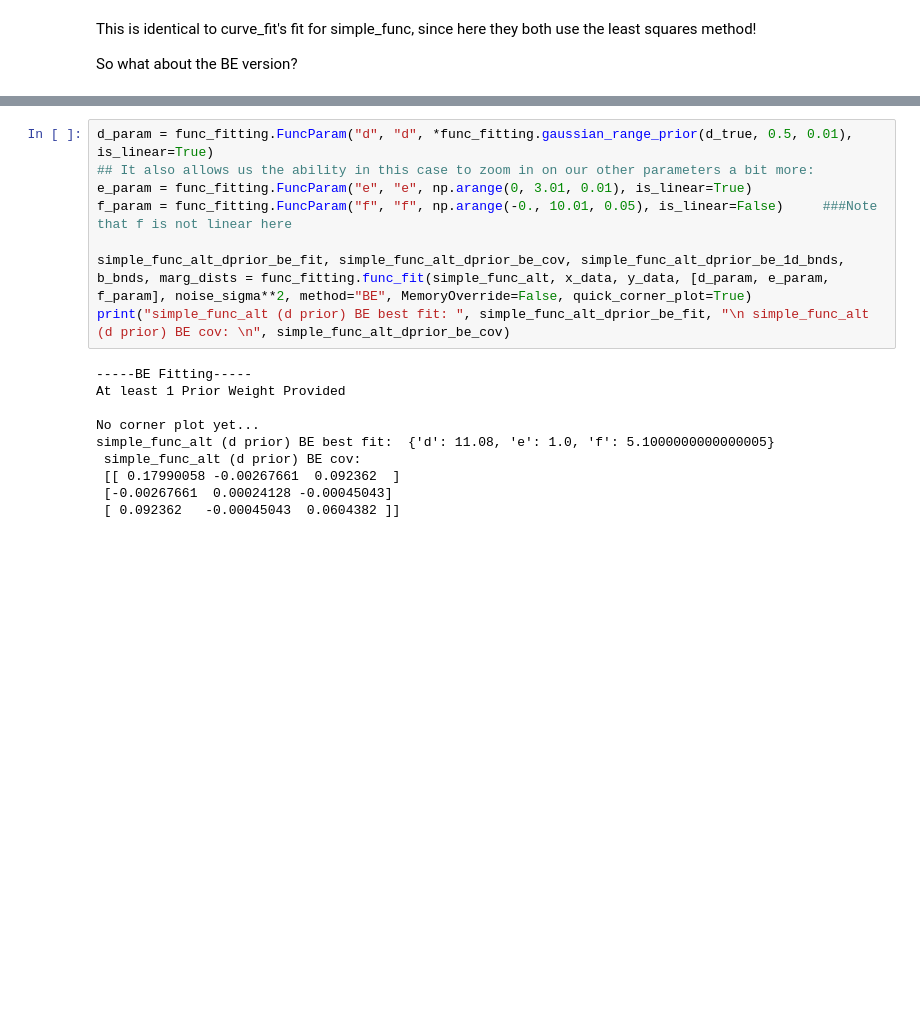
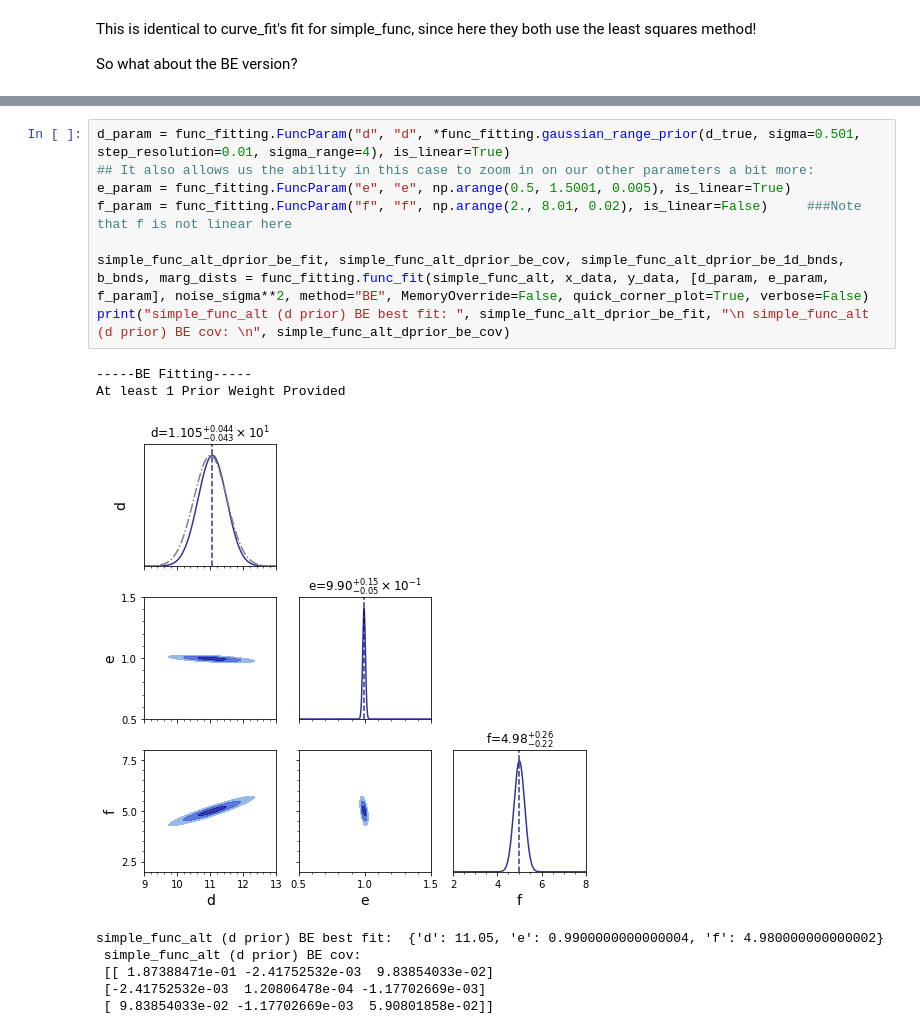
Before and after one commit to JeremyMeinke/mm_astronomy_stacking, a Jupyter notebook: fitting_example.ipynb, the cells around one changed output, grey strips where cells are left out. Drawn from its saved outputs; the diff is of its cells as text; blank space fills up the shorter version.

```diff
--- a/fitting_example.ipynb
+++ b/fitting_example.ipynb
@@ -195,20 +202,19 @@ Now, about priors:  Say one parameter is difficult to ascertain, has minimal imp
 
 Here, we'll do it for parameter "d" and try again:
 # %%
-d_param = func_fitting.FuncParam("d", "d", *func_fitting.gaussian_range_prior(d_true, 0.5, 0.01), is_linear=True)
+d_param = func_fitting.FuncParam("d", "d", *func_fitting.gaussian_range_prior(d_true, sigma=0.501, step_resolution=0.01, sigma_range=4), is_linear=True)
 ## It also allows us the ability in this case to zoom in on our other parameters a bit more:
-e_param = func_fitting.FuncParam("e", "e", np.arange(0, 3.01, 0.01), is_linear=True)
-f_param = func_fitting.FuncParam("f", "f", np.arange(-0., 10.01, 0.05), is_linear=False)     ###Note that f is not linear here
+e_param = func_fitting.FuncParam("e", "e", np.arange(0.5, 1.5001, 0.005), is_linear=True)
+f_param = func_fitting.FuncParam("f", "f", np.arange(2., 8.01, 0.02), is_linear=False)     ###Note that f is not linear here
 
-simple_func_alt_dprior_be_fit, simple_func_alt_dprior_be_cov, simple_func_alt_dprior_be_1d_bnds, b_bnds, marg_dists = func_fitting.func_fit(simple_func_alt, x_data, y_data, [d_param, e_param, f_param], noise_sigma**2, method="BE", MemoryOverride=False, quick_corner_plot=True)
+simple_func_alt_dprior_be_fit, simple_func_alt_dprior_be_cov, simple_func_alt_dprior_be_1d_bnds, b_bnds, marg_dists = func_fitting.func_fit(simple_func_alt, x_data, y_data, [d_param, e_param, f_param], noise_sigma**2, method="BE", MemoryOverride=False, quick_corner_plot=True, verbose=False)
 print("simple_func_alt (d prior) BE best fit: ", simple_func_alt_dprior_be_fit, "\n simple_func_alt (d prior) BE cov: \n", simple_func_alt_dprior_be_cov)
 # %% [output]
 -----BE Fitting-----
 At least 1 Prior Weight Provided
-
-No corner plot yet...
-simple_func_alt (d prior) BE best fit:  {'d': 11.08, 'e': 1.0, 'f': 5.1000000000000005}
- simple_func_alt (d prior) BE cov:
- [[ 0.17990058 -0.00267661  0.092362  ]
- [-0.00267661  0.00024128 -0.00045043]
- [ 0.092362   -0.00045043  0.0604382 ]]
+[figure, added]
+simple_func_alt (d prior) BE best fit:  {'d': 11.05, 'e': 0.9900000000000004, 'f': 4.980000000000002}
+ simple_func_alt (d prior) BE cov:
+ [[ 1.87388471e-01 -2.41752532e-03  9.83854033e-02]
+ [-2.41752532e-03  1.20806478e-04 -1.17702669e-03]
+ [ 9.83854033e-02 -1.17702669e-03  5.90801858e-02]]
```
Also changed, not shown: parts of 18 cells of this notebook, 3 other files.
